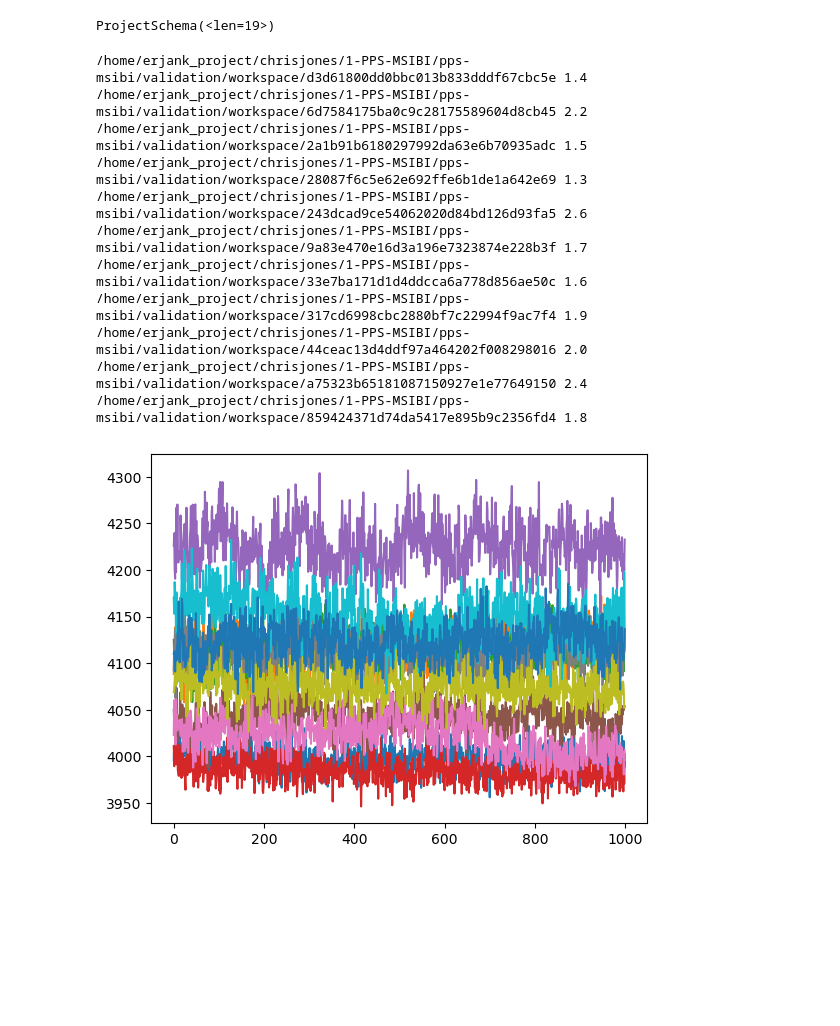
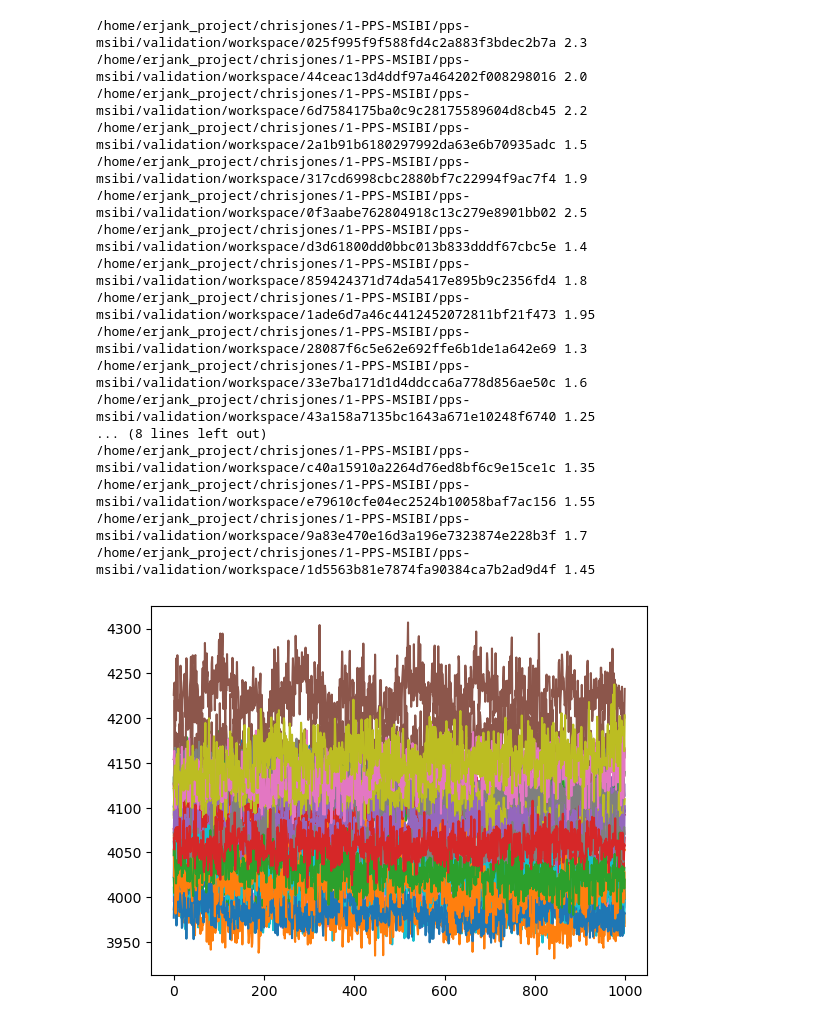
Before and after one commit to chrisjonesBSU/pps-msibi, a Jupyter notebook: notebooks/sampling-tg.ipynb, the cells around one changed output. Cells and saved outputs as stored; diff of their text form; code cells hidden in the pictures; blank space fills up the shorter version.

```diff
--- a/notebooks/sampling-tg.ipynb
+++ b/notebooks/sampling-tg.ipynb
@@ -22,32 +11,35 @@ WARNING:pymbar.mbar_solvers:
 # %%
 project = signac.get_project("../validation/")
 job_filter = {"remove_hydrogens": True, "remove_charges": False, "pressure": 0.0013933}
-# %%
-project.detect_schema()
-# %% [output]
-ProjectSchema(<len=19>)
 # %%
+job_filter = {"remove_hydrogens": True, "remove_charges": False, "pressure": 0.0013933, "doc.n_runs": 2}
 for job in project.find_jobs(filter=job_filter):
     data = np.genfromtxt(job.fn("log2.txt"), names=True)
     temp = data["mdcomputeThermodynamicQuantitieskinetic_temperature"]
     vol = data["mdcomputeThermodynamicQuantitiesvolume"]
     pressure = data["mdcomputeThermodynamicQuantitiespressure"]
     pe = data["mdcomputeThermodynamicQuantitiespotential_energy"]
     #plt.plot(vol[3600:])
     #plt.plot(temp[3950:])
-    plt.plot(vol[:])
+    plt.plot(vol[-3000:])
     print(job.path, job.sp.kT)
 # %% [output]
-/home/erjank_project/chrisjones/1-PPS-MSIBI/pps-msibi/validation/workspace/d3d61800dd0bbc013b833dddf67cbc5e 1.4
+/home/erjank_project/chrisjones/1-PPS-MSIBI/pps-msibi/validation/workspace/025f995f9f588fd4c2a883f3bdec2b7a 2.3
+/home/erjank_project/chrisjones/1-PPS-MSIBI/pps-msibi/validation/workspace/44ceac13d4ddf97a464202f008298016 2.0
 /home/erjank_project/chrisjones/1-PPS-MSIBI/pps-msibi/validation/workspace/6d7584175ba0c9c28175589604d8cb45 2.2
 /home/erjank_project/chrisjones/1-PPS-MSIBI/pps-msibi/validation/workspace/2a1b91b6180297992da63e6b70935adc 1.5
+/home/erjank_project/chrisjones/1-PPS-MSIBI/pps-msibi/validation/workspace/317cd6998cbc2880bf7c22994f9ac7f4 1.9
+/home/erjank_project/chrisjones/1-PPS-MSIBI/pps-msibi/validation/workspace/0f3aabe762804918c13c279e8901bb02 2.5
+/home/erjank_project/chrisjones/1-PPS-MSIBI/pps-msibi/validation/workspace/d3d61800dd0bbc013b833dddf67cbc5e 1.4
+/home/erjank_project/chrisjones/1-PPS-MSIBI/pps-msibi/validation/workspace/859424371d74da5417e895b9c2356fd4 1.8
+/home/erjank_project/chrisjones/1-PPS-MSIBI/pps-msibi/validation/workspace/1ade6d7a46c4412452072811bf21f473 1.95
 /home/erjank_project/chrisjones/1-PPS-MSIBI/pps-msibi/validation/workspace/28087f6c5e62e692ffe6b1de1a642e69 1.3
-/home/erjank_project/chrisjones/1-PPS-MSIBI/pps-msibi/validation/workspace/243dcad9ce54062020d84bd126d93fa5 2.6
+/home/erjank_project/chrisjones/1-PPS-MSIBI/pps-msibi/validation/workspace/33e7ba171d1d4ddcca6a778d856ae50c 1.6
+/home/erjank_project/chrisjones/1-PPS-MSIBI/pps-msibi/validation/workspace/43a158a7135bc1643a671e10248f6740 1.25
+... (8 lines left out)
+/home/erjank_project/chrisjones/1-PPS-MSIBI/pps-msibi/validation/workspace/c40a15910a2264d76ed8bf6c9e15ce1c 1.35
+/home/erjank_project/chrisjones/1-PPS-MSIBI/pps-msibi/validation/workspace/e79610cfe04ec2524b10058baf7ac156 1.55
 /home/erjank_project/chrisjones/1-PPS-MSIBI/pps-msibi/validation/workspace/9a83e470e16d3a196e7323874e228b3f 1.7
-/home/erjank_project/chrisjones/1-PPS-MSIBI/pps-msibi/validation/workspace/33e7ba171d1d4ddcca6a778d856ae50c 1.6
-/home/erjank_project/chrisjones/1-PPS-MSIBI/pps-msibi/validation/workspace/317cd6998cbc2880bf7c22994f9ac7f4 1.9
-/home/erjank_project/chrisjones/1-PPS-MSIBI/pps-msibi/validation/workspace/44ceac13d4ddf97a464202f008298016 2.0
-/home/erjank_project/chrisjones/1-PPS-MSIBI/pps-msibi/validation/workspace/a75323b65181087150927e1e77649150 2.4
-/home/erjank_project/chrisjones/1-PPS-MSIBI/pps-msibi/validation/workspace/859424371d74da5417e895b9c2356fd4 1.8
+/home/erjank_project/chrisjones/1-PPS-MSIBI/pps-msibi/validation/workspace/1d5563b81e7874fa90384ca7b2ad9d4f 1.45
-[figure, old version]
+[figure, new version]
 # %%
```
Also changed, not shown: parts of 8 cells of this notebook, 5 other files.
